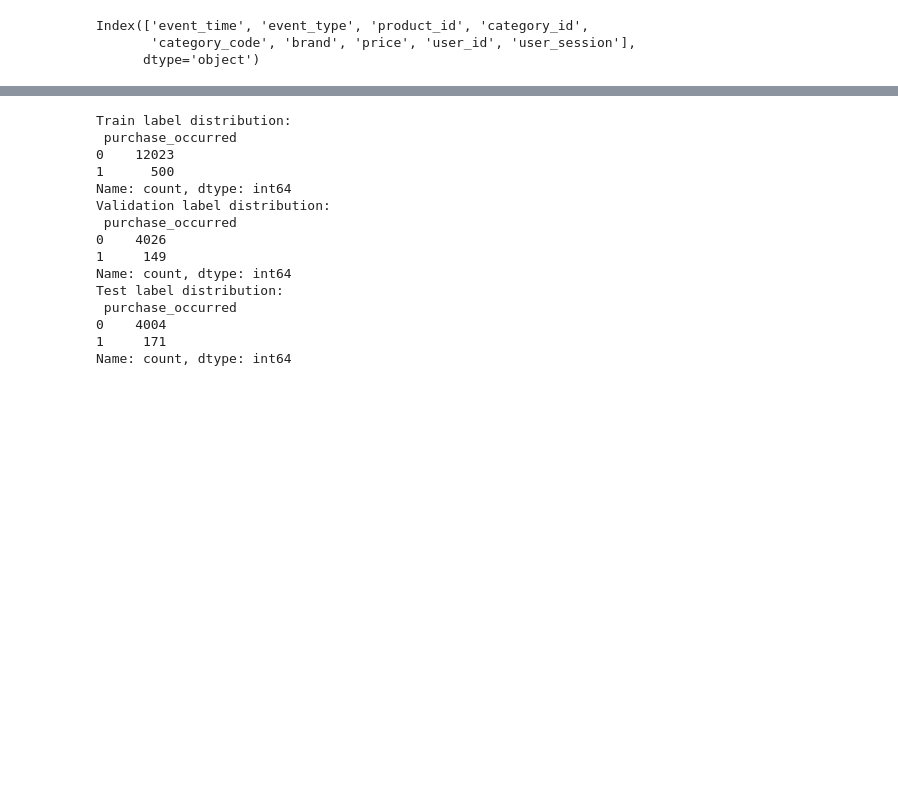
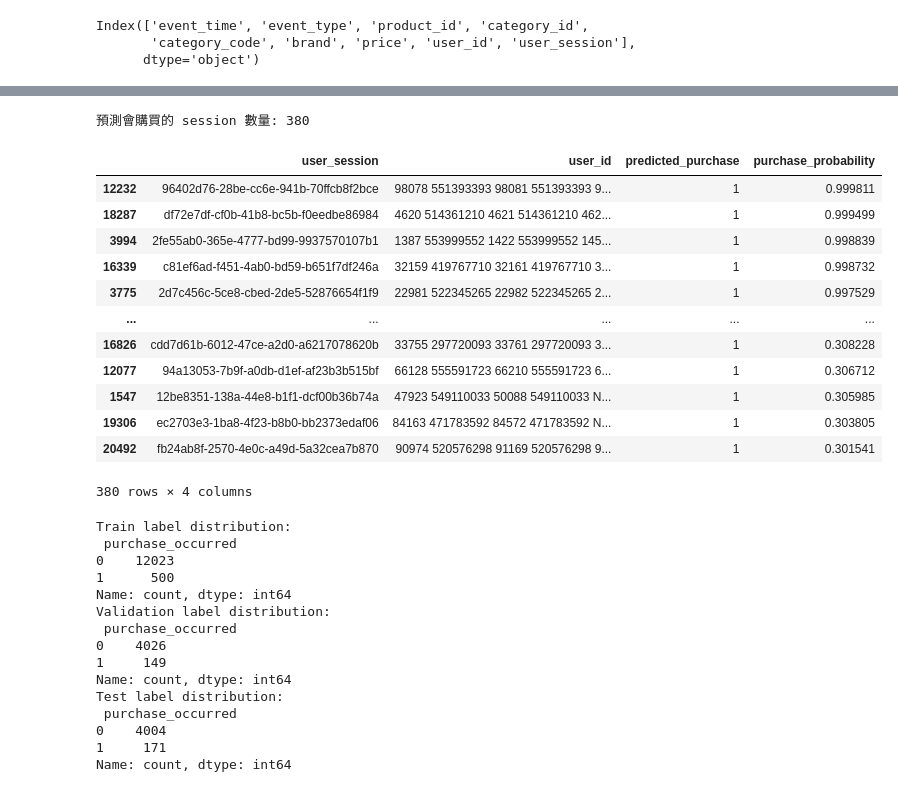
Before and after one commit to 06Cata/06Cata, a Jupyter notebook: Kaggle_eCommerce_cosmetics_shop.ipynb, the cells around one changed output, grey strips where cells are left out. Cells and saved outputs as stored; diff of their text form; code cells hidden in the pictures; blank space fills up the shorter version.

```diff
--- a/Kaggle_eCommerce_cosmetics_shop.ipynb
+++ b/Kaggle_eCommerce_cosmetics_shop.ipynb
@@ -356,4 +359,40 @@ Parameters: { "use_label_encoder" } are not used.
    macro avg       0.62      0.75      0.66      4175
 weighted avg       0.95      0.92      0.93      4175
 [figure]
+# %%
+# 把預測結果加到 X_test (session特徵表)
+X_test = X_test.copy()  # 避免警告
+X_test['predicted_purchase'] = y_pred
+X_test['purchase_probability'] = y_proba
+
+# 只抓出預測會購買的 session
+predicted_sessions = X_test.loc[X_test['predicted_purchase'] == 1].index
+
+# 用 index 從原始的 session_features_df 抓 user_id 與該 session 的其他欄位
+predicted_df = session_features_df.loc[predicted_sessions, ['user_session', 'user_id']].copy()
+
+# 如果你想帶預測機率也一起放進來
+predicted_df = predicted_df.merge(
+    X_test[['predicted_purchase', 'purchase_probability']],
+    left_index=True, right_index=True
+)
+
+print(f"預測會購買的 session 數量: {predicted_df.shape[0]}")
+predicted_df_sorted = predicted_df.sort_values('purchase_probability', ascending=False)
+predicted_df_sorted
+# %% [output]
+預測會購買的 session 數量: 380
+|  | user_session | user_id | predicted_purchase | purchase_probability |
+| 12232 | 96402d76-28be-cc6e-941b-70ffcb8f2bce | 98078 551393393 98081 551393393 9... | 1 | 0.999811 |
+| 18287 | df72e7df-cf0b-41b8-bc5b-f0eedbe86984 | 4620 514361210 4621 514361210 462... | 1 | 0.999499 |
+| 3994 | 2fe55ab0-365e-4777-bd99-9937570107b1 | 1387 553999552 1422 553999552 145... | 1 | 0.998839 |
+| 16339 | c81ef6ad-f451-4ab0-bd59-b651f7df246a | 32159 419767710 32161 419767710 3... | 1 | 0.998732 |
+| 3775 | 2d7c456c-5ce8-cbed-2de5-52876654f1f9 | 22981 522345265 22982 522345265 2... | 1 | 0.997529 |
+| ... | ... | ... | ... | ... |
+| 16826 | cdd7d61b-6012-47ce-a2d0-a6217078620b | 33755 297720093 33761 297720093 3... | 1 | 0.308228 |
+| 12077 | 94a13053-7b9f-a0db-d1ef-af23b3b515bf | 66128 555591723 66210 555591723 6... | 1 | 0.306712 |
+| 1547 | 12be8351-138a-44e8-b1f1-dcf00b36b74a | 47923 549110033 50088 549110033 N... | 1 | 0.305985 |
+| 19306 | ec2703e3-1ba8-4f23-b8b0-bb2373edaf06 | 84163 471783592 84572 471783592 N... | 1 | 0.303805 |
+| 20492 | fb24ab8f-2570-4e0c-a49d-5a32cea7b870 | 90974 520576298 91169 520576298 9... | 1 | 0.301541 |
+380 rows × 4 columns
 # %%
```
Also changed, not shown: parts of 8 cells of this notebook.
